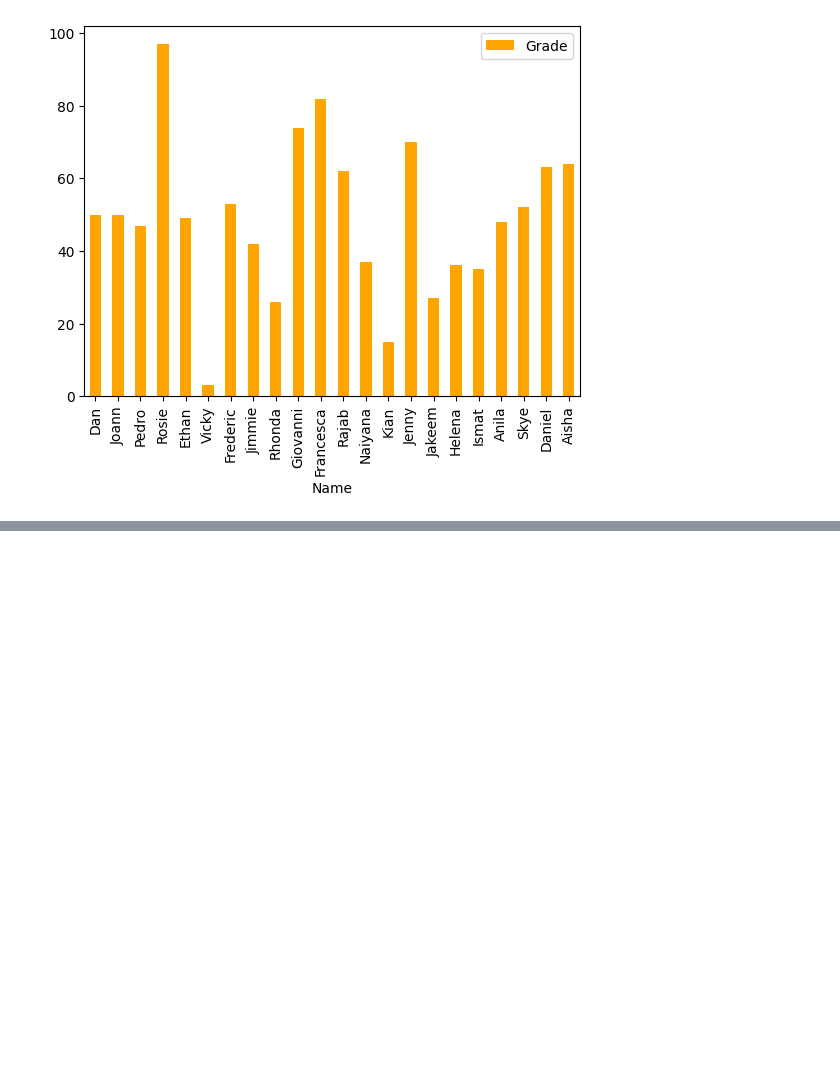
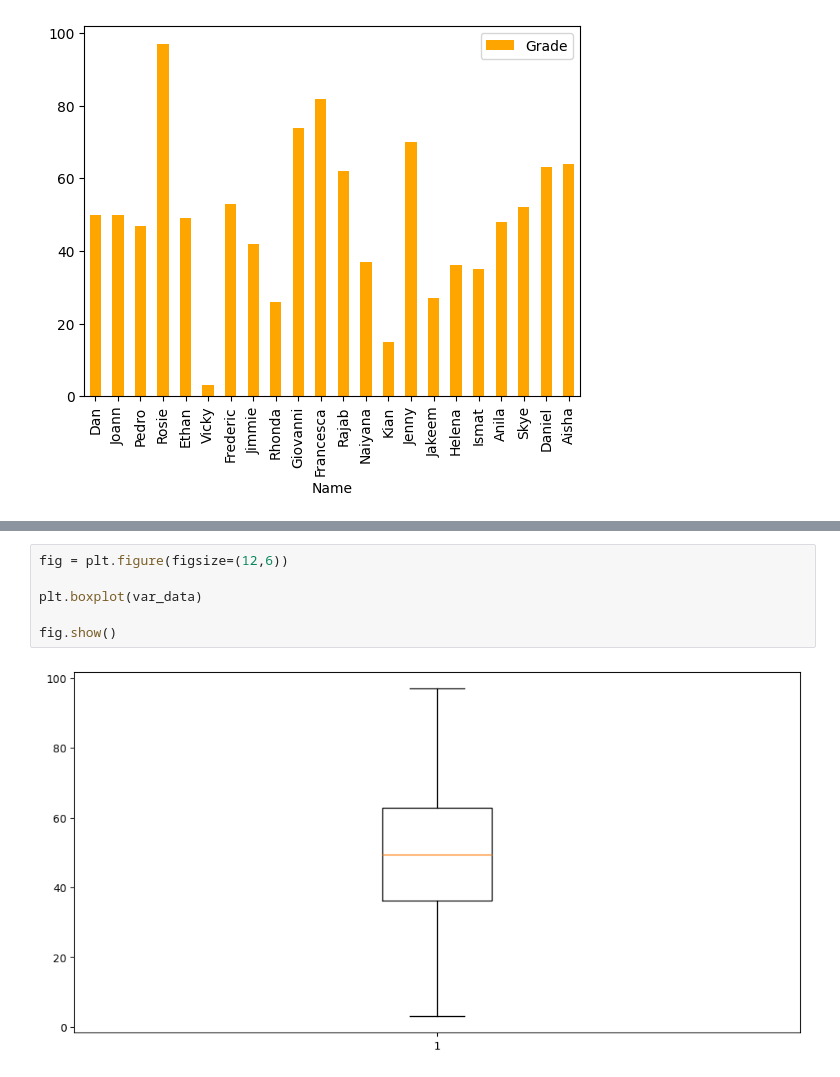
Before and after one commit to Porini-Education/Course_ITS-BigData-1Anno_2023, a Jupyter notebook: Python/Lez_20231213.ipynb, the cells around one changed output, grey strips where cells are left out. Drawn from its saved outputs; the diff is of its cells as text; blank space fills up the shorter version.

```diff
--- a/Python/Lez_20231213.ipynb
+++ b/Python/Lez_20231213.ipynb
@@ -481,0 +530,8 @@ df_studenti.plot.bar(x='Name', y='Grade', color='orange')
+# %%
+fig = plt.figure(figsize=(12,6))
+
+plt.boxplot(var_data)
+
+fig.show()
+# %% [output]
+[figure, added]
```
Also changed, not shown: parts of 6 cells of this notebook.
